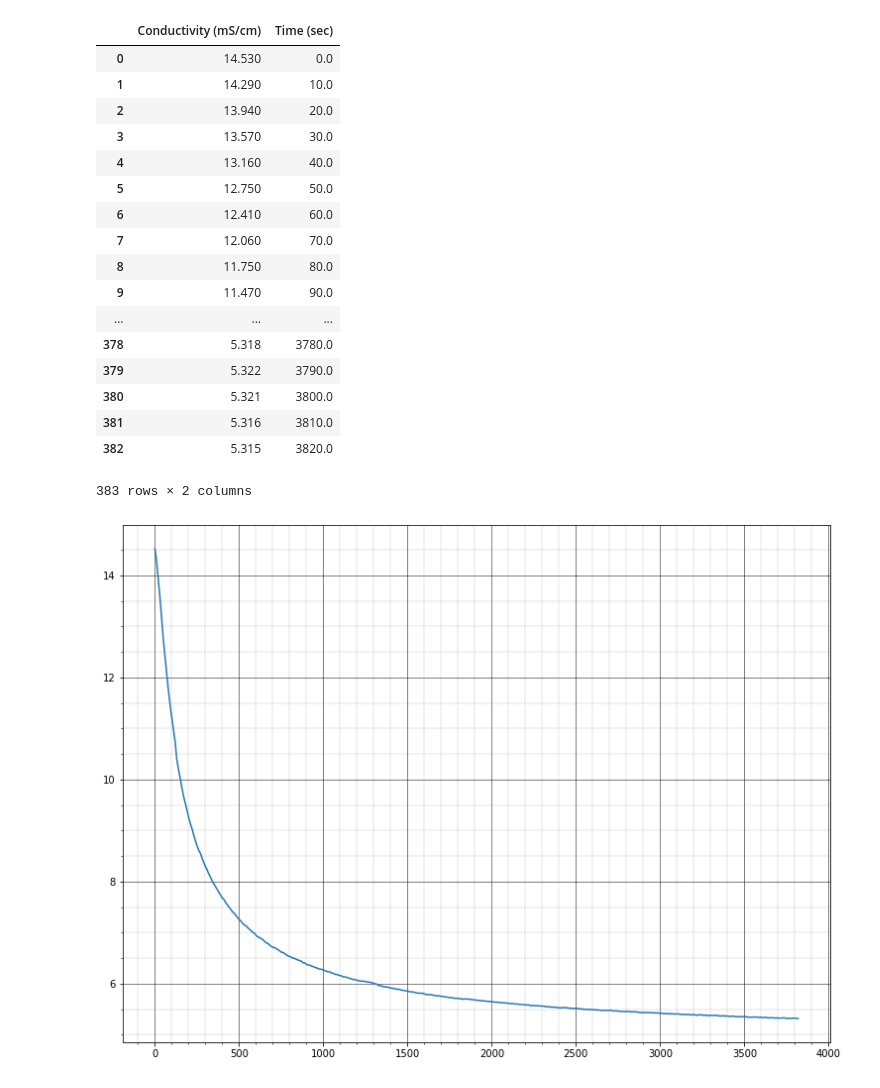
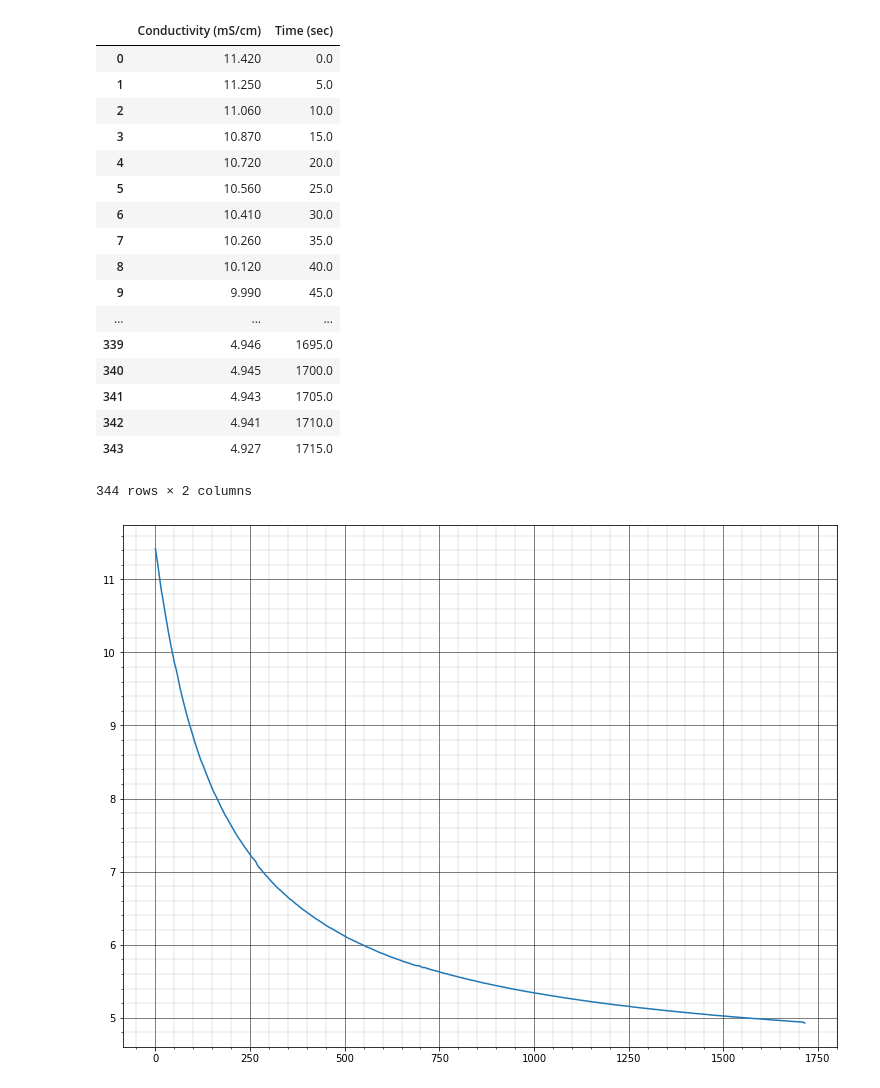
Before and after one commit to Nachreld/EthylAcetate, a Jupyter notebook: Conductivity to Concentration.ipynb, the cells around one changed output. Cells and saved outputs as stored; diff of their text form; code cells hidden in the pictures.

```diff
--- a/Conductivity to Concentration.ipynb
+++ b/Conductivity to Concentration.ipynb
@@ -1,39 +1,39 @@
 # %%
 import pandas as pd
 import matplotlib.pyplot as plt
 %matplotlib inline
 
-data = pd.read_csv("Data Conductivity/25CSteady.csv")
+data = pd.read_csv("Data Conductivity/24_5Cdata3.csv")
 data = data[0:len(data["Conductivity (mS/cm)"])-1]
 for i in range(len(data["Conductivity (mS/cm)"])):
     data["Conductivity (mS/cm)"][i] = float(data["Conductivity (mS/cm)"][i])
 
 plt.figure(1,figsize=[6.4*2,4.8*2])
 plt.plot(data["Time (sec)"],data["Conductivity (mS/cm)"])
 plt.minorticks_on()
 plt.grid(which='major', linestyle='-', linewidth='0.5', color='black')
 plt.grid(which='minor', linestyle='-', linewidth='0.2', color='gray')
 data
 # %% [output]
 |  | Conductivity (mS/cm) | Time (sec) |
-| 0 | 14.530 | 0.0 |
-| 1 | 14.290 | 10.0 |
-| 2 | 13.940 | 20.0 |
-| 3 | 13.570 | 30.0 |
-| 4 | 13.160 | 40.0 |
-| 5 | 12.750 | 50.0 |
-| 6 | 12.410 | 60.0 |
-| 7 | 12.060 | 70.0 |
-| 8 | 11.750 | 80.0 |
-| 9 | 11.470 | 90.0 |
+| 0 | 11.420 | 0.0 |
+| 1 | 11.250 | 5.0 |
+| 2 | 11.060 | 10.0 |
+| 3 | 10.870 | 15.0 |
+| 4 | 10.720 | 20.0 |
+| 5 | 10.560 | 25.0 |
+| 6 | 10.410 | 30.0 |
+| 7 | 10.260 | 35.0 |
+| 8 | 10.120 | 40.0 |
+| 9 | 9.990 | 45.0 |
 | ... | ... | ... |
-| 378 | 5.318 | 3780.0 |
-| 379 | 5.322 | 3790.0 |
-| 380 | 5.321 | 3800.0 |
-| 381 | 5.316 | 3810.0 |
-| 382 | 5.315 | 3820.0 |
+| 339 | 4.946 | 1695.0 |
+| 340 | 4.945 | 1700.0 |
+| 341 | 4.943 | 1705.0 |
+| 342 | 4.941 | 1710.0 |
+| 343 | 4.927 | 1715.0 |
-383 rows × 2 columns
+344 rows × 2 columns
-[figure, old version]
+[figure, new version]
 # %%
 import numpy as np
 from scipy.optimize import fsolve
```
Also changed, not shown: parts of 1 cell of this notebook, 15 other files.
